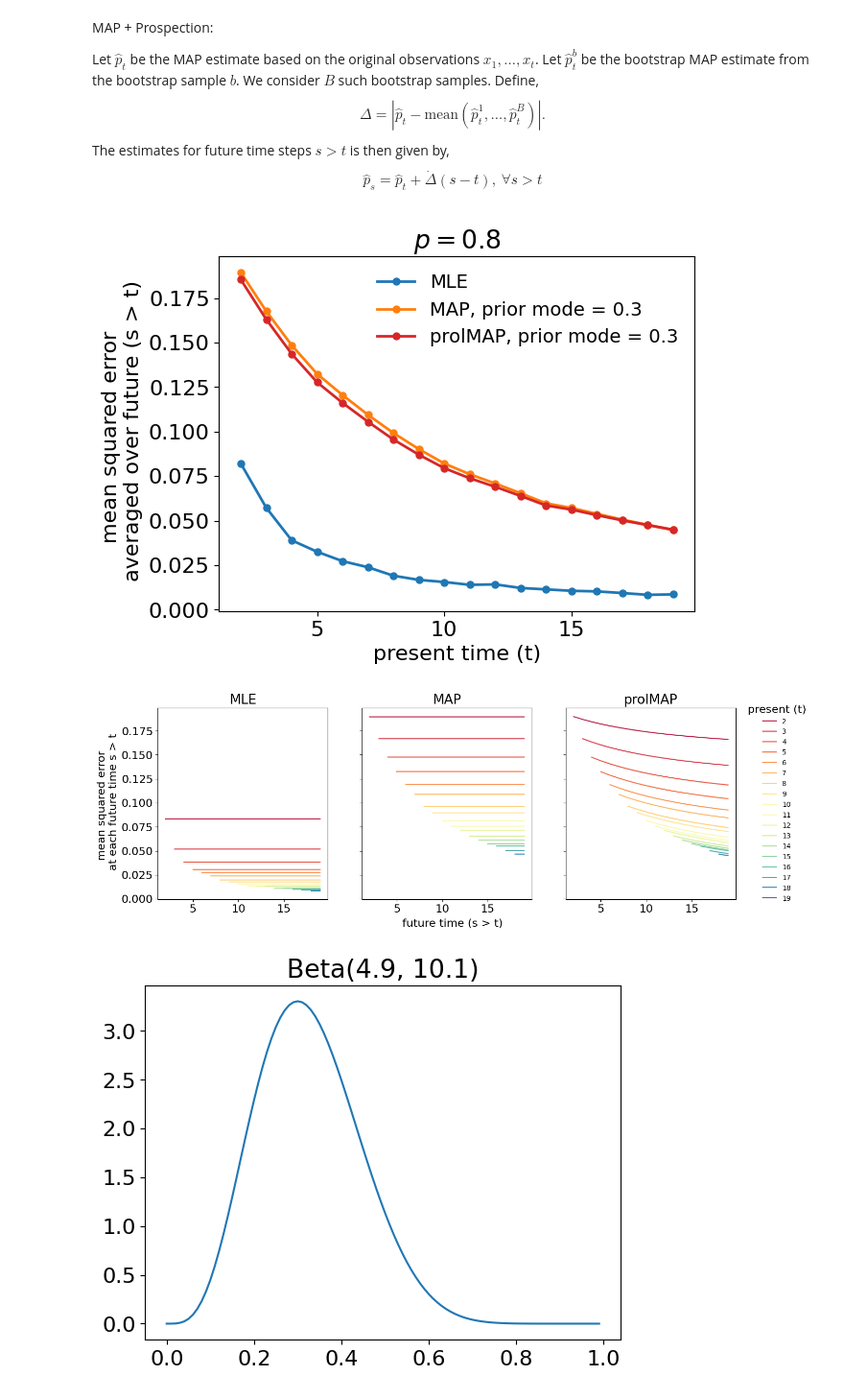
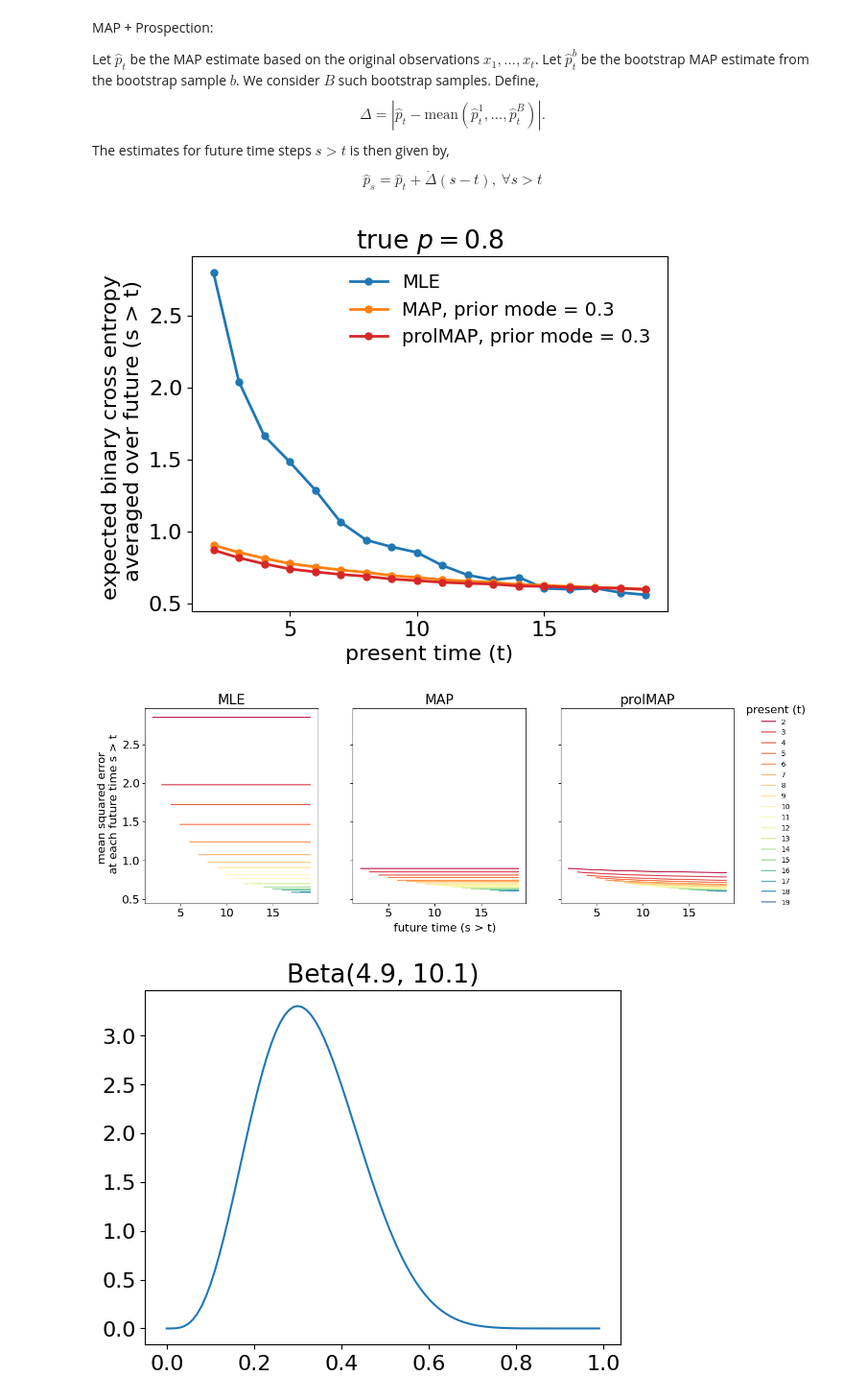
Before and after one commit to YuxinB/ProL, a Jupyter notebook: notebooks/6-four-cases-of-PL-sanity-check.ipynb, the cells around one changed output. Shown at 96% size. Saved outputs shown, nothing was run; the diff lists cells and outputs as text; code cells hidden in the pictures.

```diff
--- a/notebooks/6-four-cases-of-PL-sanity-check.ipynb
+++ b/notebooks/6-four-cases-of-PL-sanity-check.ipynb
@@ -78,21 +78,28 @@ class Learners:
         return r1 - r2
 
     def compute_prospective_map(self, data):
-        res = bootstrap((data, ), self.compute_map, vectorized=False, n_resamples=500)
-        p = np.mean(res.bootstrap_distribution) # 'estimate' for true p using bootstraps
+        # res = bootstrap((data, ), self.compute_map, vectorized=False, n_resamples=500)
+        # p = np.mean(res.bootstrap_distribution) # 'estimate' for true p using bootstraps
+        p = self.p_map
 
         delta_dots = [self.compute_delta_dot(p, r) for r in np.arange(self.t, self.T, 1)]
         self.delta_dot = self.compute_delta_dot(p, self.t)
         int_delta_dots = np.array([np.sum(delta_dots[:r]) for r in range(len(delta_dots))])
-        p_hat_s = p + int_delta_dots * p * (1-p)
+        p_hat_s = p + int_delta_dots
 
         return p_hat_s
 
 def sample_from_process(p, size):
     return np.random.binomial(n=1, p=p*np.ones(size))
 
+# def loss(truth, pred):
+    # return (truth - pred)**2
+    # return -truth * np.log(pred) - (1-truth) * np.log(1-pred)
+
 def loss(truth, pred):
-    return (truth - pred)**2
+    term_0 = (1-truth) * np.log(1-pred + 1e-7)
+    term_1 = truth * np.log(pred + 1e-7)
+    return - term_0 - term_1
 # %%
 # run a replicate
 def run_replicate(t, T, p, prior_mode, prior_conc, reps):
@@ -126,20 +133,20 @@ avg_sqd_err = np.array(avg_sqd_err)
 # %%
 fig, ax = plt.subplots()
 colors = [sns.color_palette("tab10")[0], sns.color_palette("tab10")[1], sns.color_palette("tab10")[3]]
 
 labels = ['MLE', f'MAP, prior mode = {prior_mode}', f'prolMAP, prior mode = {prior_mode}']
 for i, label in enumerate(labels):
     ax.plot(t_list, avg_sqd_err[:, i],
             label=f'{label}',
             color=colors[i], marker='o', ms=5, lw=2)
 
 ax.set_xlabel('present time (t)')
-ax.set_ylabel('mean squared error \n averaged over future (s > t)')
-ax.set_title(fr"$p = {p}$")
+ax.set_ylabel('expected binary cross entropy \n averaged over future (s > t)')
+ax.set_title(fr"true $p = {p}$")
 ax.legend(frameon=False, fontsize=14)
 plt.show()
 # %% [output]
-[figure, old version]
+[figure, new version]
 # %%
 fig, ax = plt.subplots(1, 3, figsize=(15, 5), sharey='row')
 colors = sns.color_palette("Spectral", n_colors=len(sqd_errs_at_s))
@@ -155,7 +162,7 @@ ax[2].legend(fontsize=10, loc='best', bbox_to_anchor=(0.95, 0.55, 0.5, 0.5), tit
 fig.text(0.52, 0.00, 'future time (s > t)', ha='center')
 plt.show()
 # %% [output]
-[figure, old version]
+[figure, new version]
 # %%
 L = Learners(mode=prior_mode, conc=prior_conc)
 plt.plot(np.arange(0, 1, 0.01), beta(L.alpha, L.beta).pdf(np.arange(0, 1, 0.01)))
```
Also changed, not shown: 1 other file.
